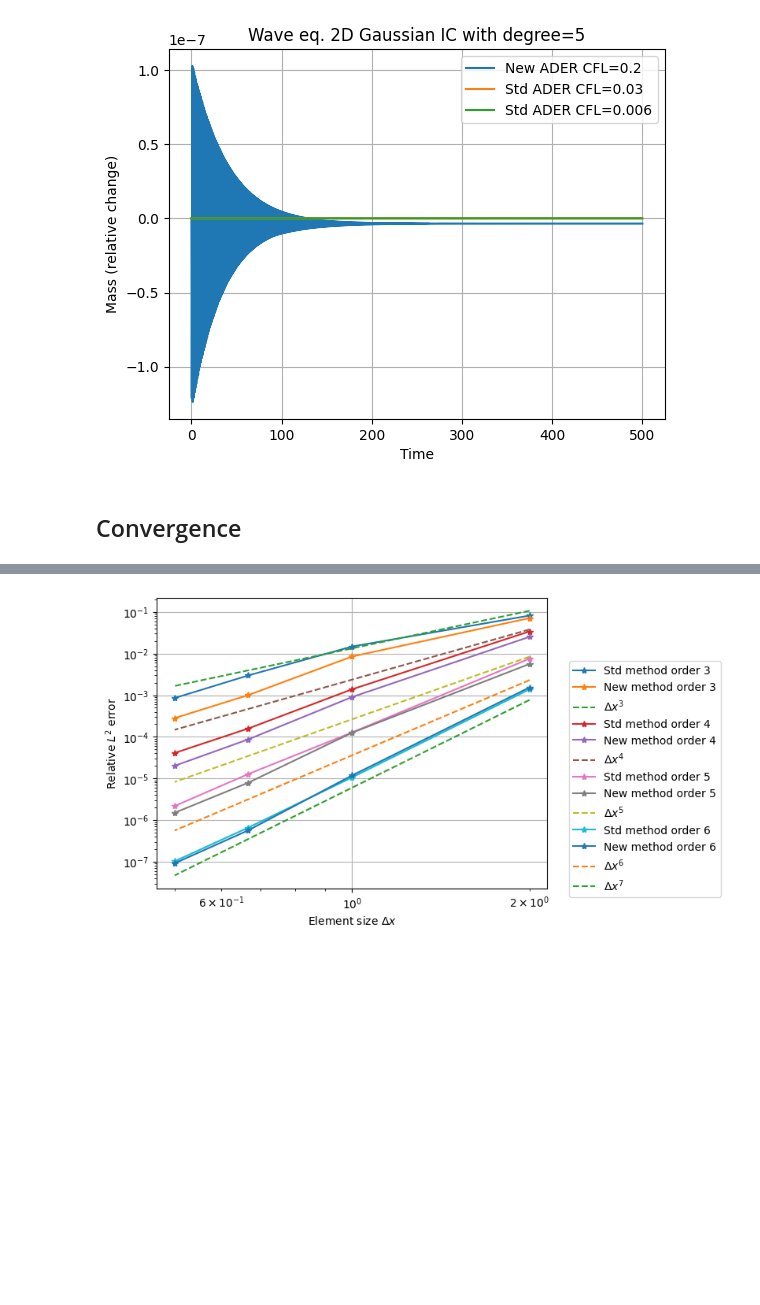
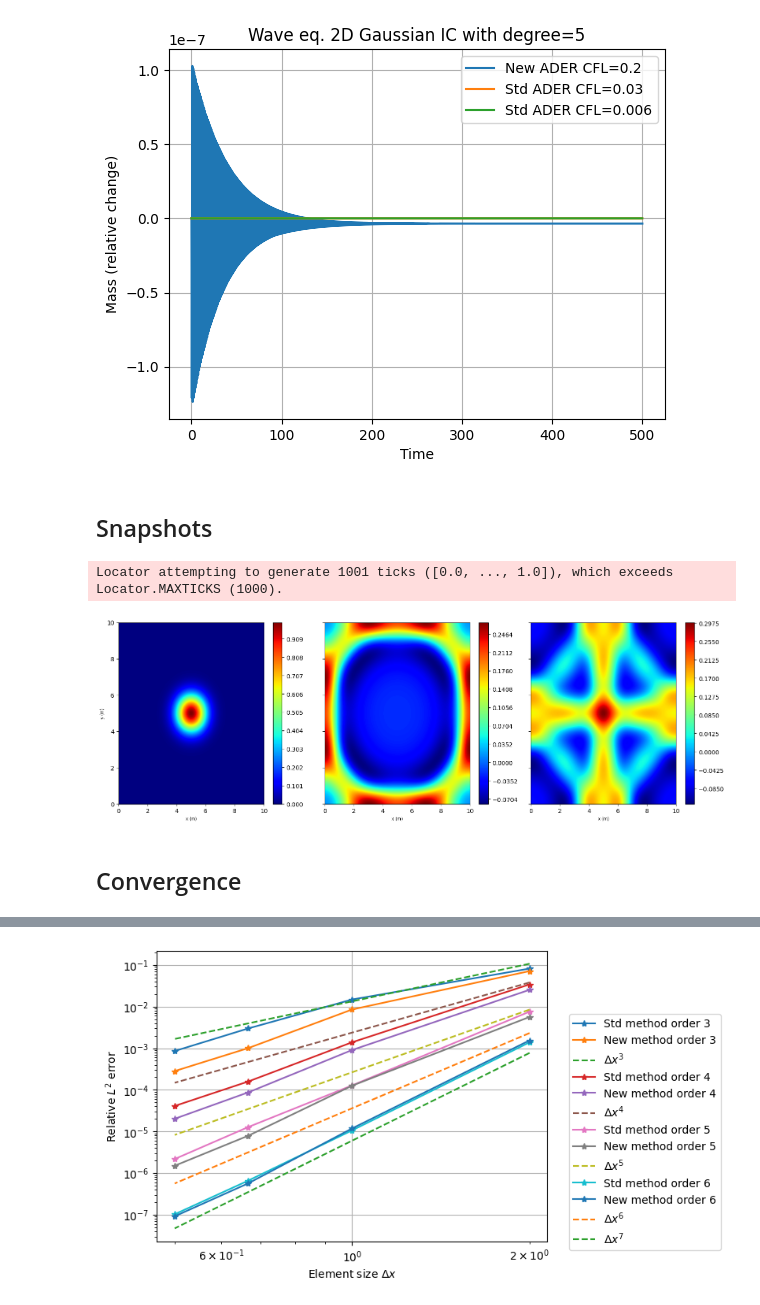
Before and after one commit to kieranricardo/ader-dg-transport, a Jupyter notebook: notebooks/wave-ader-gaussian-stability.ipynb, the cells around one changed output, grey strips where cells are left out. Saved outputs shown, nothing was run; the diff lists cells and outputs as text; code cells hidden in the pictures; blank space fills up the shorter version.

```diff
--- a/notebooks/wave-ader-gaussian-stability.ipynb
+++ b/notebooks/wave-ader-gaussian-stability.ipynb
@@ -250,4 +299,4 @@ plt.grid()
 # %% [output]
 [figure]
 # %% [markdown]
-## Convergence
+## Snapshots
@@ -256,0 +303,50 @@ c = 1.0
+# %%
+tend = 5
+o = 5
+nx = 20
+cfl = cfls[o]
+dt = cfl * (xlim / nx)
+nsteps = int(tend / dt) + 1
+dt = tend / nsteps
+
+h_list = []
+
+solver = WaveAderDG2D(xlim, nx, poly_order=o, c=c, dt=dt)
+basis_functions = np.exp(-1.0j * (
+    l_vals[..., None, None, None, None] * solver.xs[:, :, 0][None] + k_vals[..., None, None, None, None] * solver.ys[:, :, 0][None]
+) * 2 * np.pi / solver.xlim)
+
+h0 = analytic_solution(solver, t=0)
+solver.h[:] = h0
+
+h_list.append(np.copy(solver.h))
+
+for _ in range(2):
+    for _ in range(nsteps):
+        solver.time_step()
+
+    h_list.append(np.copy(solver.h))
+# %%
+fig, axs = plt.subplots(ncols=3, sharey=True, figsize=(15, 5))
+
+h_min = min(h.min() for h in h_list)
+h_max = max(h.max() for h in h_list)
+levels = np.linspace(h_min, h_max, 100)
+
+for idx in range(3):
+    if idx == 0:
+        noise = 1e-12 * np.random.random(h_list[idx].ravel().size)
+    else:
+        noise = 0
+    im = axs[idx].tricontourf(solver.xs[:, :, 0].ravel(), solver.ys[:, :, 0].ravel(), h_list[idx].ravel() + noise, levels=1000, cmap='jet')
+    axs[idx].set_xlabel('x (m)', fontsize='x-small')
+    plt.colorbar(im, ax=axs[idx])
+
+axs[0].set_ylabel('y (m)', fontsize='x-small')
+plt.tight_layout()
+plt.savefig('wave-snapshots.png')
+# %% [output]
+Locator attempting to generate 1001 ticks ([0.0, ..., 1.0]), which exceeds Locator.MAXTICKS (1000).
+[figure, added]
+# %% [markdown]
+## Convergence
```
Also changed, not shown: parts of 9 cells of this notebook, 4 other files.
